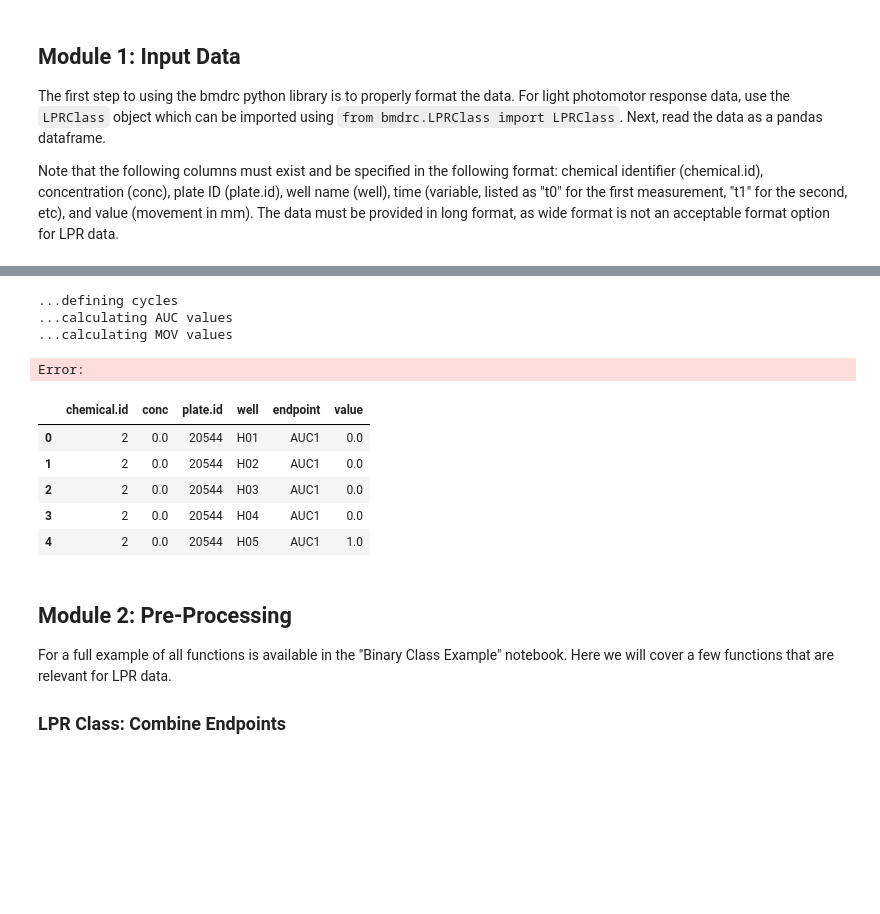
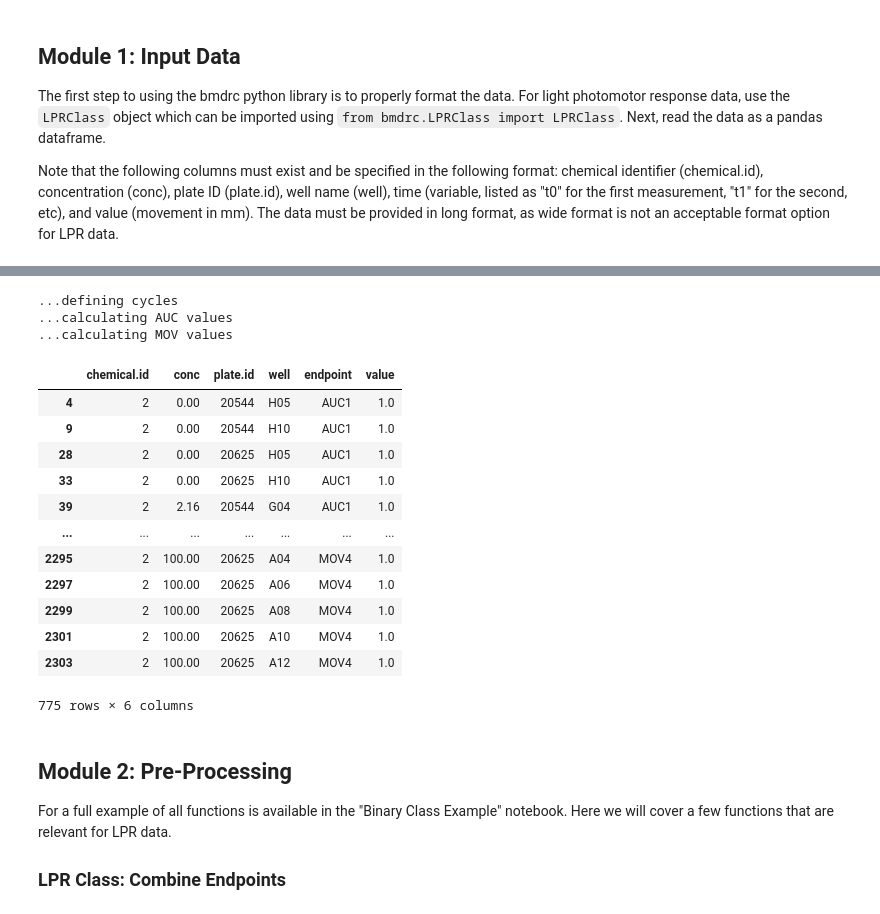
Before and after one commit to PNNL-CompBio/bmdrc, a Jupyter notebook: vignettes/LPR Class Example.ipynb, the cells around one changed output, grey strips where cells are left out. Drawn from its saved outputs; the diff is of its cells as text; code cells hidden in the pictures; blank space fills up the shorter version.

```diff
--- a/vignettes/LPR Class Example.ipynb
+++ b/vignettes/LPR Class Example.ipynb
@@ -55,0 +47,3 @@ pd.read_csv("/Users/degn400/Downloads/344_zf_LPR_data_phase_1_2_2020JUNE25_updat
+# %%
+df = pd.read_csv("../data/LPR_Long.csv")
+df.head()
@@ -62,7 +63,7 @@ from bmdrc.LPRClass import LPRClass
 
 # Convert the continuous data to dichotomous
 LPR = LPRClass(
-    df = pd.read_csv("/Users/degn400/Downloads/344_zf_LPR_data_phase_1_2_2020JUNE25_updated_plate_id_for_TX_tall_fixed_merged.csv.gz"),
+    df = df,
     chemical = "chemical.id",
     plate = "plate.id",
     well = "well",
@@ -77,17 +78,23 @@ LPR = LPRClass(
 ...defining cycles
 ...calculating AUC values
 ...calculating MOV values
-Error:
 # %%
 # Here we can see the dichotomous data, which follows the same format as we've seen for the morphological example in the "Binary Class Example" jupyter notebook
-LPR.df.head()
+LPR.df[LPR.df["value"] > 0]
 # %% [output]
 |  | chemical.id | conc | plate.id | well | endpoint | value |
-| 0 | 2 | 0.0 | 20544 | H01 | AUC1 | 0.0 |
-| 1 | 2 | 0.0 | 20544 | H02 | AUC1 | 0.0 |
-| 2 | 2 | 0.0 | 20544 | H03 | AUC1 | 0.0 |
-| 3 | 2 | 0.0 | 20544 | H04 | AUC1 | 0.0 |
-| 4 | 2 | 0.0 | 20544 | H05 | AUC1 | 1.0 |
+| 4 | 2 | 0.00 | 20544 | H05 | AUC1 | 1.0 |
+| 9 | 2 | 0.00 | 20544 | H10 | AUC1 | 1.0 |
+| 28 | 2 | 0.00 | 20625 | H05 | AUC1 | 1.0 |
+| 33 | 2 | 0.00 | 20625 | H10 | AUC1 | 1.0 |
+| 39 | 2 | 2.16 | 20544 | G04 | AUC1 | 1.0 |
+| ... | ... | ... | ... | ... | ... | ... |
+| 2295 | 2 | 100.00 | 20625 | A04 | MOV4 | 1.0 |
+| 2297 | 2 | 100.00 | 20625 | A06 | MOV4 | 1.0 |
+| 2299 | 2 | 100.00 | 20625 | A08 | MOV4 | 1.0 |
+| 2301 | 2 | 100.00 | 20625 | A10 | MOV4 | 1.0 |
+| 2303 | 2 | 100.00 | 20625 | A12 | MOV4 | 1.0 |
+775 rows × 6 columns
 # %% [markdown]
 ## Module 2: Pre-Processing
 
```
Also changed, not shown: parts of 12 cells of this notebook, 3 other files.
